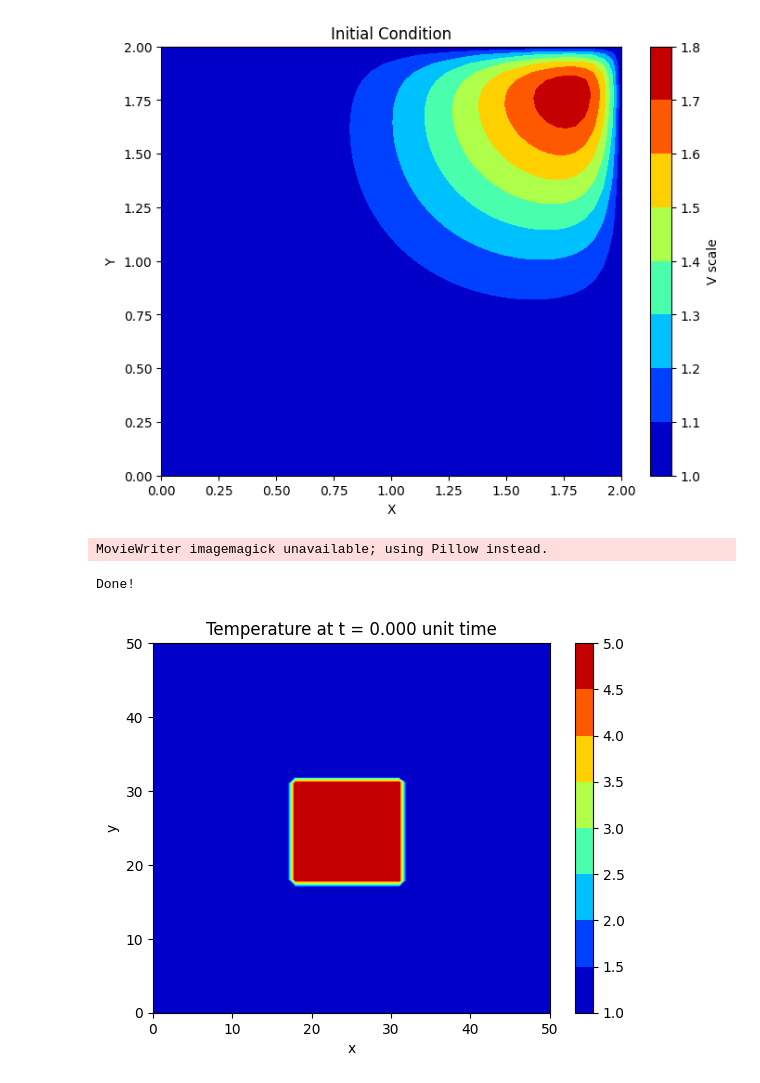
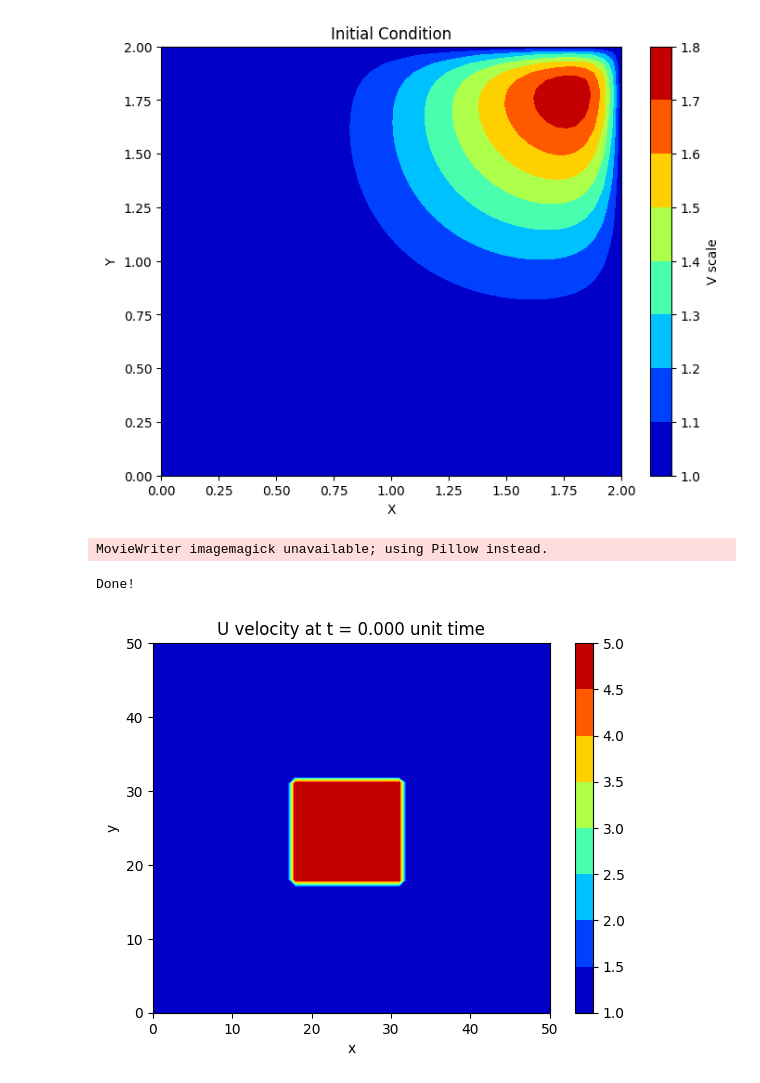
Before and after one commit to stanleyakor1/AI_ML_Resources, a Jupyter notebook: PINN/pin_udemy/note1.ipynb, the cells around one changed output. Drawn from its saved outputs; the diff is of its cells as text; code cells hidden in the pictures.

Commit message:
fixed u and v velocity component

```diff
--- a/PINN/pin_udemy/note1.ipynb
+++ b/PINN/pin_udemy/note1.ipynb
@@ -168,31 +164,31 @@ colorbar.set_label('V scale')
 # %% [output]
 [figure]
 # %%
-def plotheatmap(u_k, k):
+def plotheatmap(u_k, title, k):
     # Clear the current plot figure
     plt.clf()
 
-    plt.title(f"Temperature at t = {k*dt:.3f} unit time")
+    plt.title(f"{title} velocity at t = {k*dt:.3f} unit time")
     plt.xlabel("x")
     plt.ylabel("y")
 
     # This is to plot u_k (u at time-step k)
     plt.contourf(u_k, cmap=plt.cm.jet)
     plt.colorbar()
 
     return plt
 
 
 
 def animate(k):
-    plotheatmap(uf[k], k)
+    plotheatmap(uf[k],'U', k)
 
 # Create the animation
-anim = FuncAnimation(plt.figure(), animate, interval=4, frames=nt, repeat=False)
-anim.save("heat_equation_solution.gif", writer='imagemagick', fps=5)
+anim = FuncAnimation(plt.figure(), animate, interval=1, frames=nt, repeat=False)
+anim.save("U_component.gif", writer='imagemagick', fps=5)
 
 print("Done!")
 # %% [output]
 MovieWriter imagemagick unavailable; using Pillow instead.
 Done!
-[figure, old version]
+[figure, new version]
```
Also changed, not shown: parts of 2 cells of this notebook, 3 other files.
